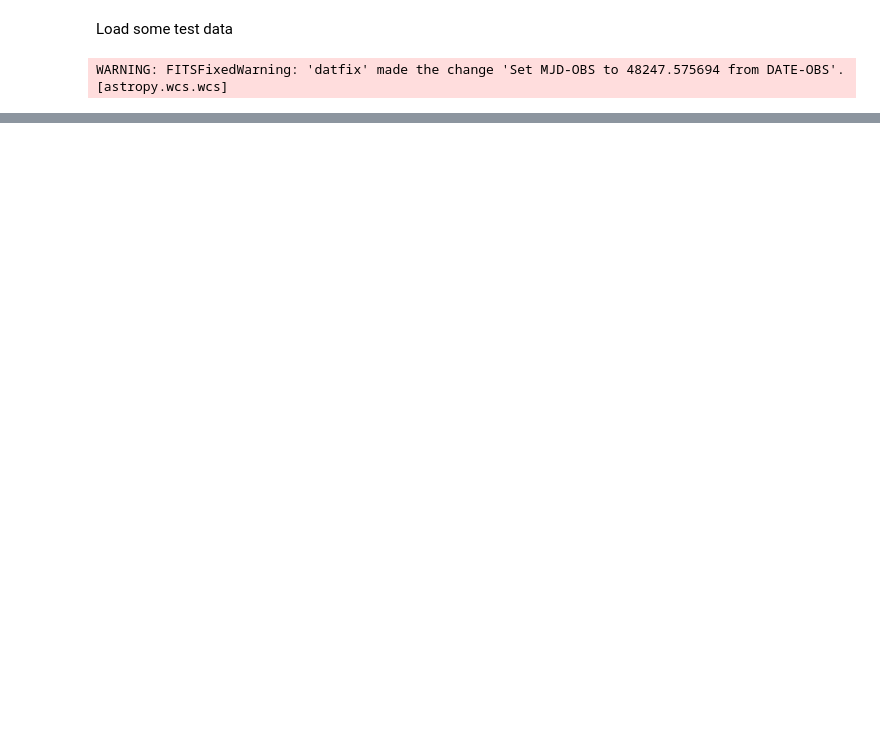
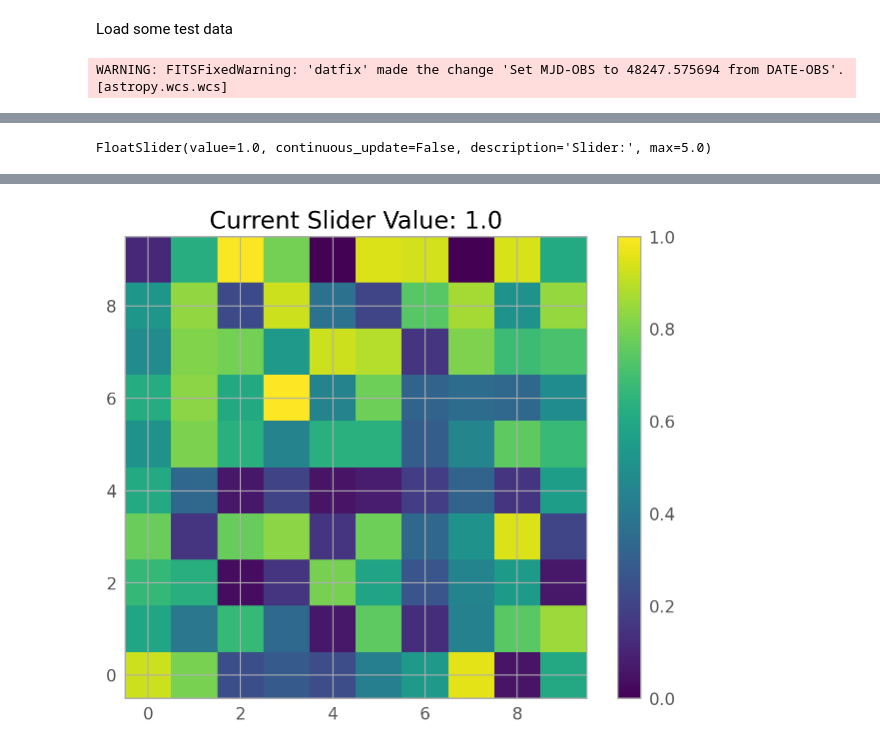
Before and after one commit to Chisen-Lupus/astro-utils, a Jupyter notebook: demo3.ipynb, the cells around one changed output, grey strips where cells are left out. Cells and saved outputs as stored; diff of their text form; code cells hidden in the pictures; blank space fills up the shorter version.

Commit message:
add reset slider

```diff
--- a/demo3.ipynb
+++ b/demo3.ipynb
@@ -182,0 +62,50 @@ plt.show()
+# %%
+import numpy as np
+import matplotlib.pyplot as plt
+import ipywidgets as widgets
+from IPython.display import display
+
+# Function to update the plot based on the slider value
+def update_plot(slider_value):
+    plt.clf()  # Clear the current figure
+    data = np.random.rand(10, 10) * slider_value  # Update data based on slider value
+    plt.imshow(data, cmap='viridis', vmin=0, vmax=slider_value)
+    plt.colorbar()
+    plt.title(f"Current Slider Value: {slider_value}")
+    plt.show()
+
+# Function to reset the slider to a specific value
+def reset_slider(slider, value):
+    slider.value = value  # Reset the slider to the specified value
+
+# Set up default slider value
+default_value = 1.0
+
+# Create a FloatSlider
+slider = widgets.FloatSlider(
+    value=default_value,
+    min=0,
+    max=5,
+    step=0.1,
+    description='Slider:',
+    continuous_update=False
+)
+
+# Create a Button with a lambda to pass the slider and default value
+reset_button = widgets.Button(
+    description='Reset Slider'
+)
+
+# Set up event handling for the button click, passing slider and default_value
+reset_button.on_click(lambda b: reset_slider(slider, default_value))
+
+# Create interactive output for the plot
+output = widgets.interactive_output(update_plot, {'slider_value': slider})
+
+# Display the slider, button, and output area
+display(slider, reset_button, output)
+
+# Initial plot
+update_plot(slider.value)
+# %% [output]
+FloatSlider(value=1.0, continuous_update=False, description='Slider:', max=5.0)
@@ -182,0 +114 @@ plt.show()
+[figure, added]
```
Also changed, not shown: parts of 4 cells of this notebook, 1 other file.
